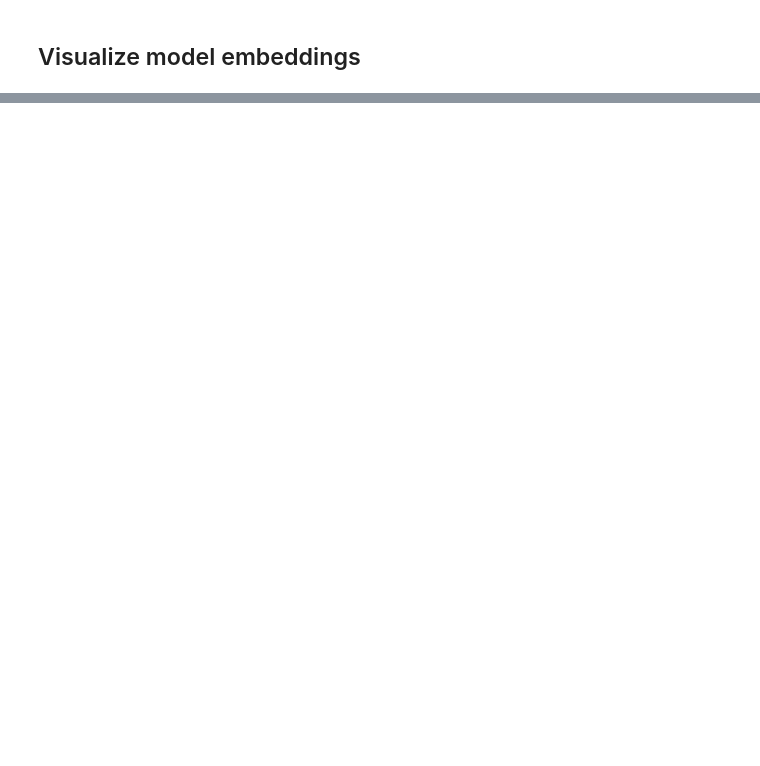
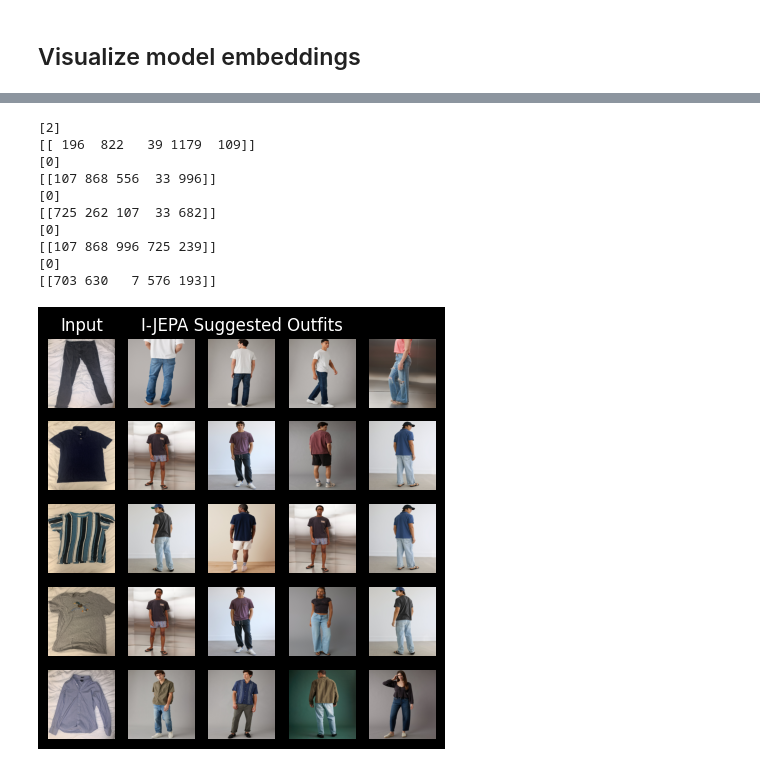
Before and after one commit to ianjwhitehouse/outfit-recomender, a Jupyter notebook: I-JEPA.ipynb, the cells around one changed output, grey strips where cells are left out. Saved outputs shown, nothing was run; the diff lists cells and outputs as text; code cells hidden in the pictures; blank space fills up the shorter version.

```diff
--- a/I-JEPA.ipynb
+++ b/I-JEPA.ipynb
@@ -241,0 +382,31 @@ plt.show()
+# %%
+# Generate suggested outfits
+
+_, axs = plt.subplots(5, 5, figsize=(5,5.2))
+axs[0, 0].set_title("Input")
+axs[0, 2].set_title("I-JEPA Suggested Outfits")
+
+for i, test_emb in enumerate(np.delete(test_clothing_embed, 1, axis=0)):
+    print(knn.predict(np.reshape(test_emb, (1, -1))))
+    axs[i, 0].axis("off")
+    axs[i, 0].imshow(np.delete(test_clothing_images, 1, axis=0)[i], aspect="auto")
+
+    _, inds = knn.kneighbors(np.reshape(test_emb, (1, -1)))
+    print(inds)
+    for j, ind in enumerate(inds[0][:4]):
+        axs[i, j + 1].axis("off")
+        axs[i, j + 1].imshow(full_body_raw[ind], aspect="auto")
+
+plt.show()
+# %% [output]
+[2]
+[[ 196  822   39 1179  109]]
+[0]
+[[107 868 556  33 996]]
+[0]
+[[725 262 107  33 682]]
+[0]
+[[107 868 996 725 239]]
+[0]
+[[703 630   7 576 193]]
+[figure, added]
```
Also changed, not shown: parts of 13 cells of this notebook, 3 other files.
